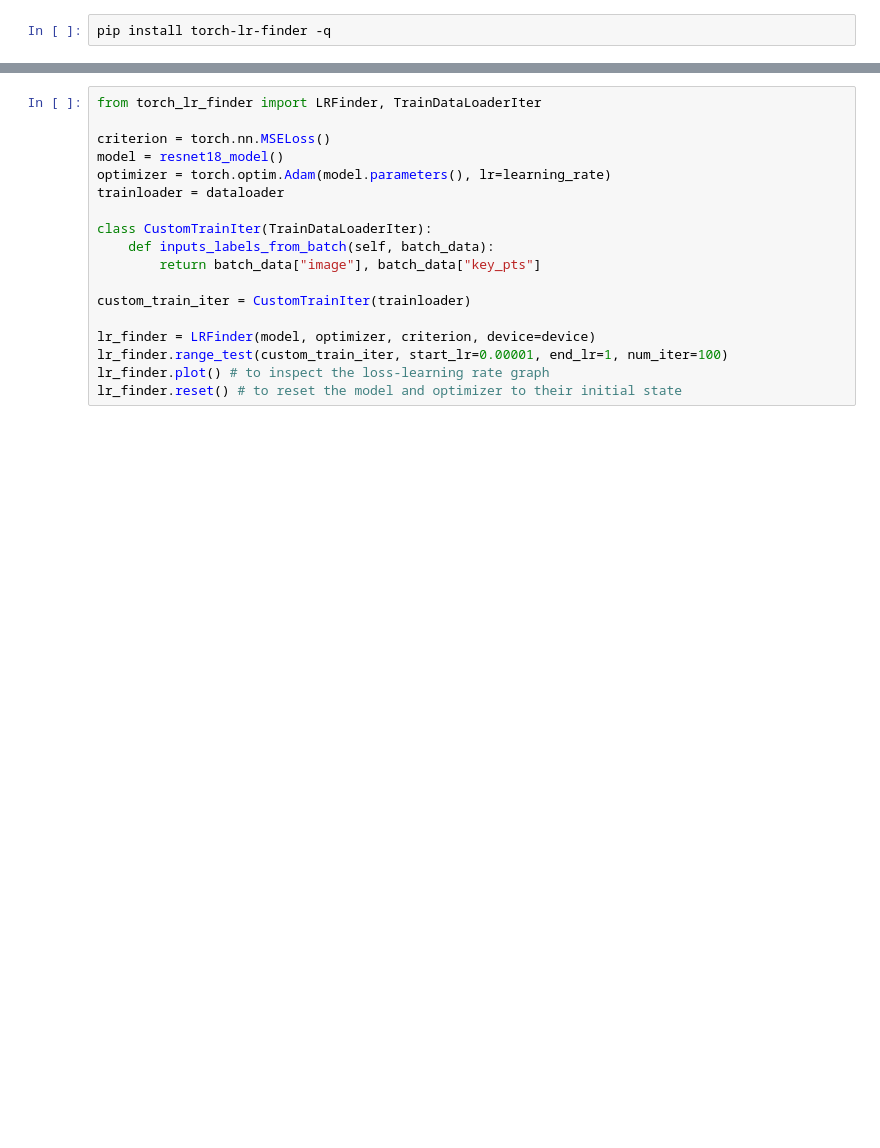
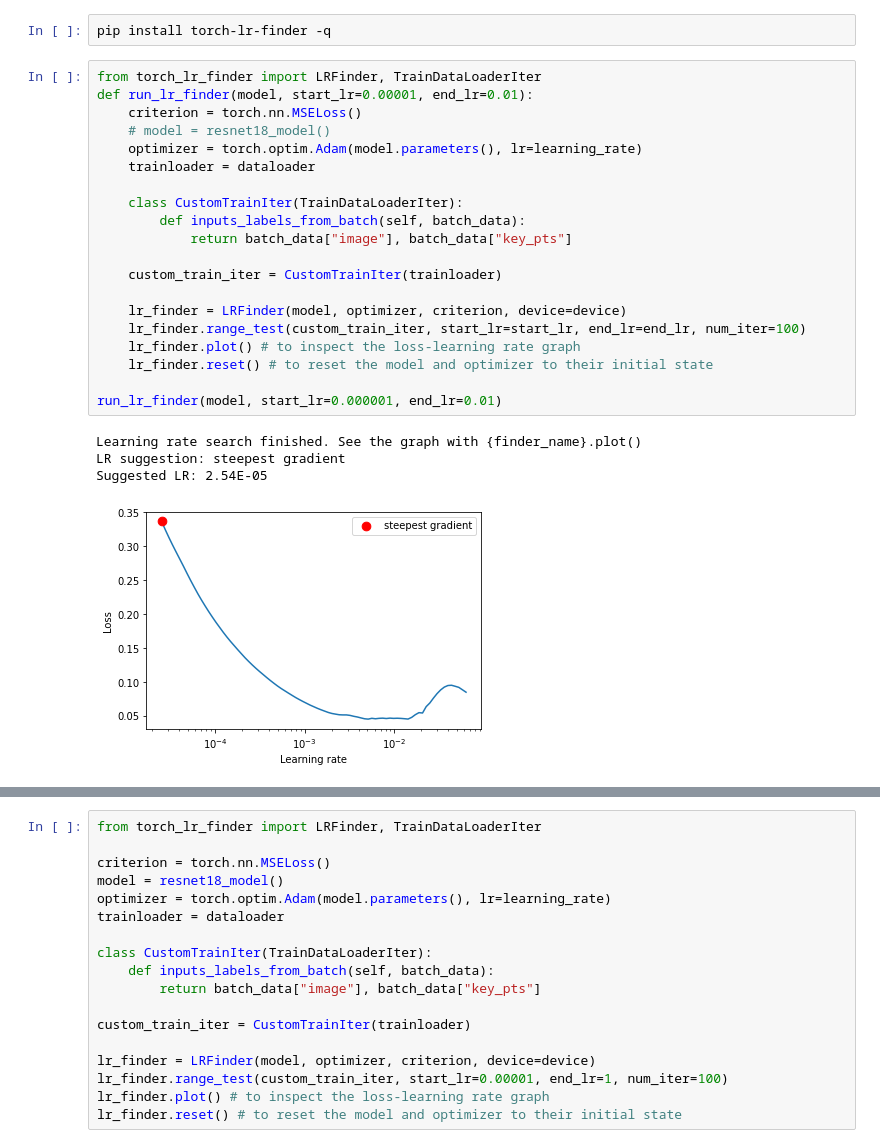
Before and after one commit to orilib/PyTorch, a Jupyter notebook: FacialKeypointsDetection.ipynb, the cells around one changed output, grey strips where cells are left out. Drawn from its saved outputs; the diff is of its cells as text; blank space fills up the shorter version.

```diff
--- a/FacialKeypointsDetection.ipynb
+++ b/FacialKeypointsDetection.ipynb
@@ -796,3 +836,28 @@ we can see that the loss curves are not stable, it suggests that the learning ra
 example taken from https://github.com/davidtvs/pytorch-lr-finder/blob/master/examples/lrfinder_cifar10_dataloader_iter.ipynb
 # %%
 pip install torch-lr-finder -q
+# %%
+from torch_lr_finder import LRFinder, TrainDataLoaderIter
+def run_lr_finder(model, start_lr=0.00001, end_lr=0.01):
+    criterion = torch.nn.MSELoss()
+    # model = resnet18_model()
+    optimizer = torch.optim.Adam(model.parameters(), lr=learning_rate)
+    trainloader = dataloader
+
+    class CustomTrainIter(TrainDataLoaderIter):
+        def inputs_labels_from_batch(self, batch_data):
+            return batch_data["image"], batch_data["key_pts"]
+
+    custom_train_iter = CustomTrainIter(trainloader)
+
+    lr_finder = LRFinder(model, optimizer, criterion, device=device)
+    lr_finder.range_test(custom_train_iter, start_lr=start_lr, end_lr=end_lr, num_iter=100)
+    lr_finder.plot() # to inspect the loss-learning rate graph
+    lr_finder.reset() # to reset the model and optimizer to their initial state
+
+run_lr_finder(model, start_lr=0.000001, end_lr=0.01)
+# %% [output]
+Learning rate search finished. See the graph with {finder_name}.plot()
+LR suggestion: steepest gradient
+Suggested LR: 2.54E-05
+[figure, added]
```
Also changed, not shown: parts of 21 cells of this notebook.
